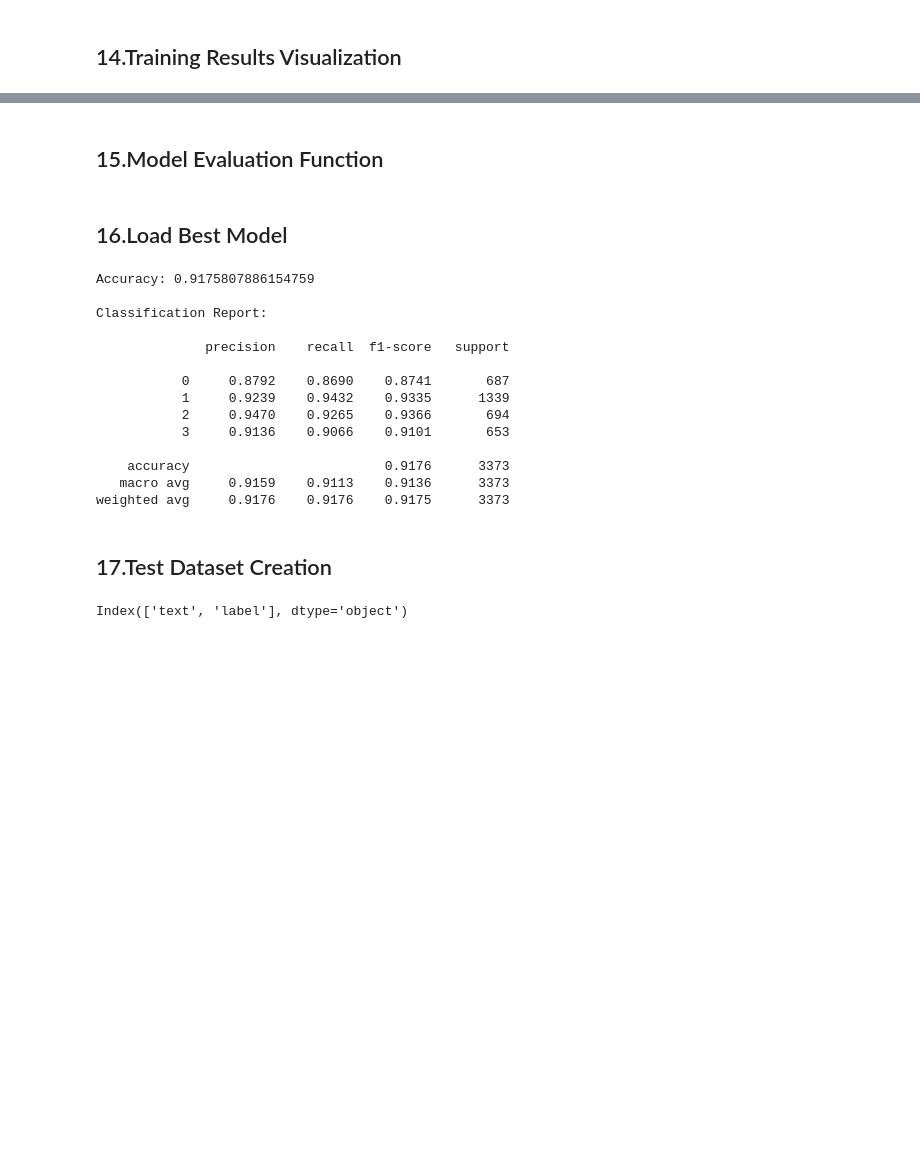
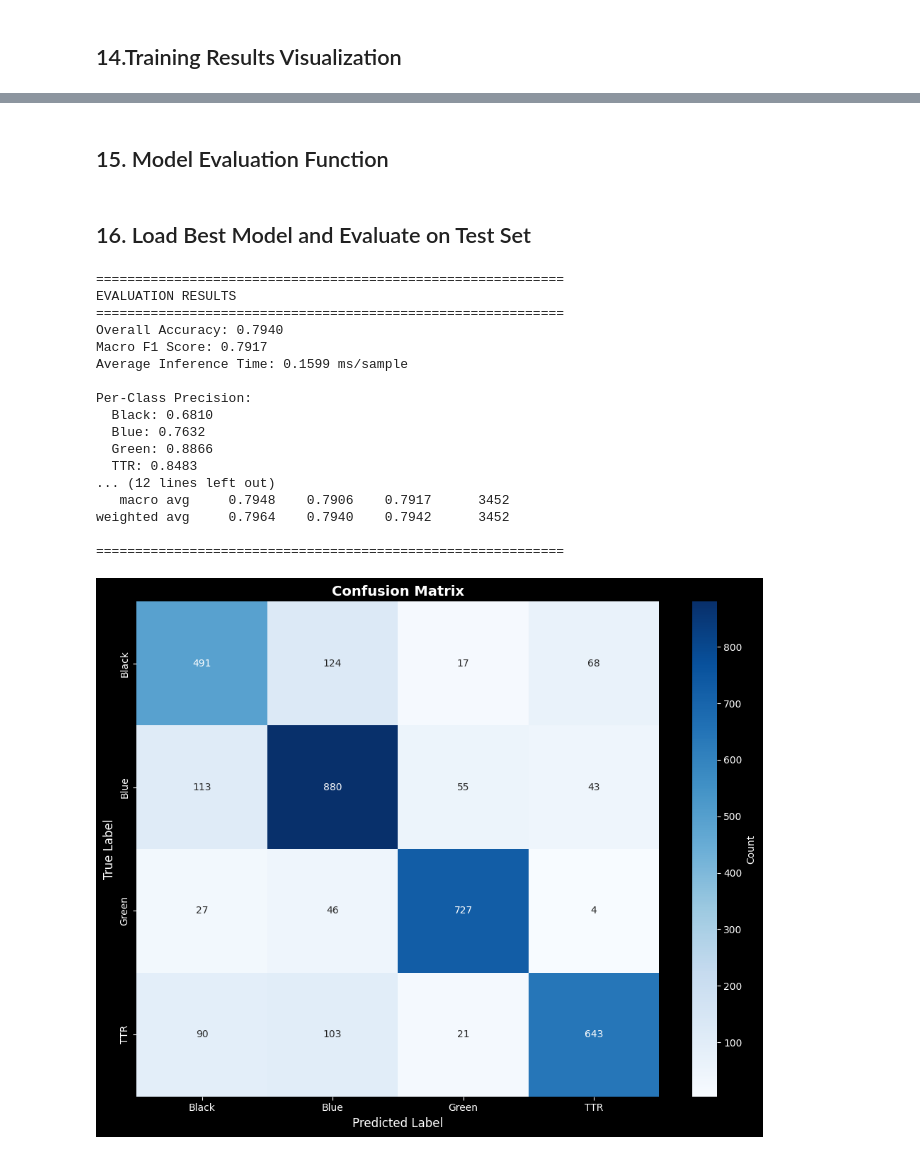
Before and after one commit to NotAlpha45/trash-classification-project, a Jupyter notebook: notebooks/distilbert_text_model.ipynb, the cells around one changed output, grey strips where cells are left out. Cells and saved outputs as stored; diff of their text form; code cells hidden in the pictures; blank space fills up the shorter version.

```diff
--- a/notebooks/distilbert_text_model.ipynb
+++ b/notebooks/distilbert_text_model.ipynb
@@ -168,9 +180,12 @@ train_dataset = GarbageDataset(train_df["text"].values, train_df["label"].values
 
 val_dataset = GarbageDataset(val_df["text"].values, val_df["label"].values)
 
+test_dataset = GarbageDataset(test_df["text"].values, test_df["label"].values)
+
 
 train_loader = DataLoader(train_dataset, batch_size=BATCH_SIZE, shuffle=True)
 val_loader = DataLoader(val_dataset, batch_size=BATCH_SIZE, shuffle=False)
+test_loader = DataLoader(test_dataset, batch_size=BATCH_SIZE, shuffle=False)
 # %% [markdown]
 ## 7. Model Initialization
 # %%
@@ -421,2 +496,2 @@ plt.show()
 # %% [markdown]
-## 15.Model Evaluation Function
+## 15. Model Evaluation Function
@@ -456,30 +612,35 @@ def evaluate_model(model, loader):
 # %% [markdown]
-## 16.Load Best Model
+## 16. Load Best Model and Evaluate on Test Set
+# %%
+text_model_save_path = Path("../dataset_text") / "best_model.pth"
 # %%
-import torch
-checkpoint = torch.load("best_model.pth")
+checkpoint = torch.load(text_model_save_path)
 model.load_state_dict(checkpoint["model_state_dict"])
 model.to(device)
 
-evaluate_model(model, val_loader)
+# Get class names from label encoder
+class_names = label_encoder.classes_.tolist()
+
+# Evaluate the model with comprehensive metrics
+results = evaluate_model(
+    model, test_loader, class_names, device, plot_confusion_matrix=True
+)
 # %% [output]
-Accuracy: 0.9175807886154759
+============================================================
+EVALUATION RESULTS
+============================================================
+Overall Accuracy: 0.7940
+Macro F1 Score: 0.7917
+Average Inference Time: 0.1599 ms/sample
 
-Classification Report:
+Per-Class Precision:
+  Black: 0.6810
+  Blue: 0.7632
+  Green: 0.8866
+  TTR: 0.8483
+... (12 lines left out)
+   macro avg     0.7948    0.7906    0.7917      3452
+weighted avg     0.7964    0.7940    0.7942      3452
 
-              precision    recall  f1-score   support
-
-           0     0.8792    0.8690    0.8741       687
-           1     0.9239    0.9432    0.9335      1339
-           2     0.9470    0.9265    0.9366       694
-           3     0.9136    0.9066    0.9101       653
-
-    accuracy                         0.9176      3373
-   macro avg     0.9159    0.9113    0.9136      3373
-weighted avg     0.9176    0.9176    0.9175      3373
+============================================================
+[figure, added]
-# %% [markdown]
-## 17.Test Dataset Creation
-# %%
-print(df.columns)
-# %% [output]
-Index(['text', 'label'], dtype='object')
```
Also changed, not shown: parts of 25 cells of this notebook, 1 other file.
